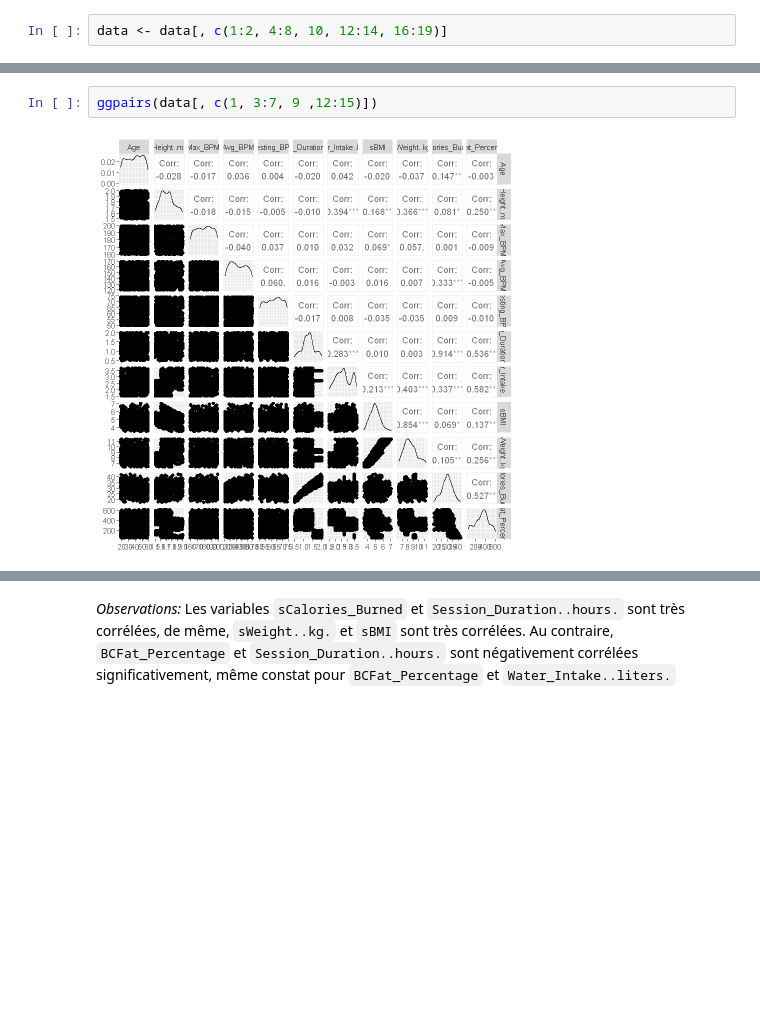
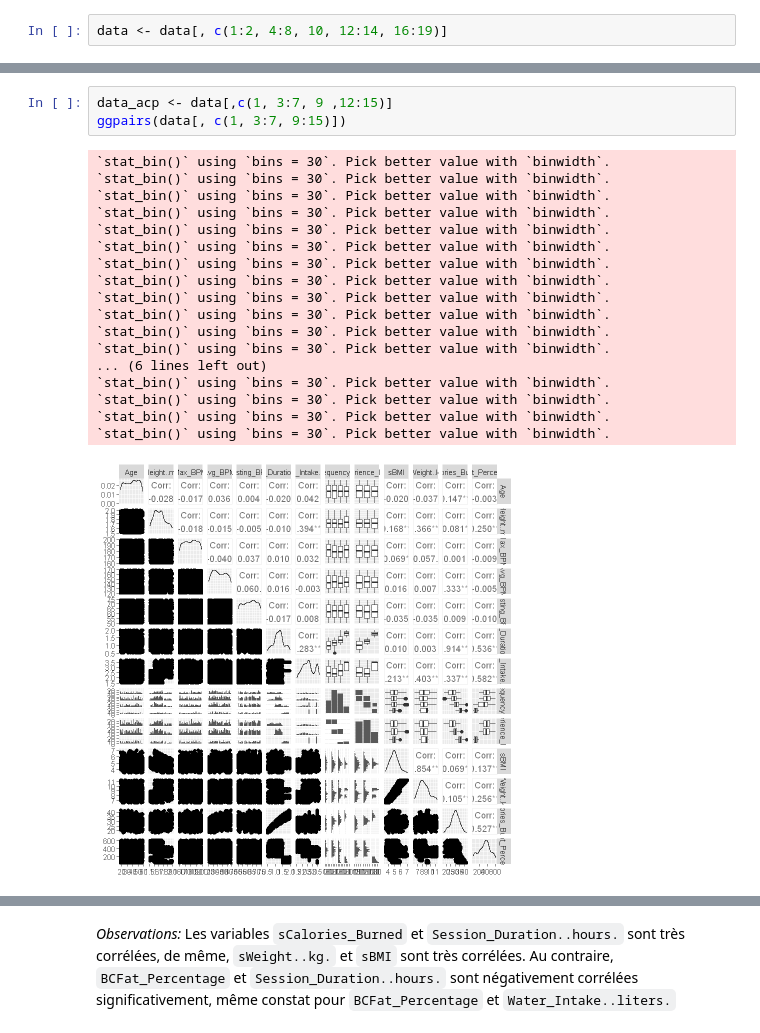
Before and after one commit to Edgar-Neboit/Projet_ML, a Jupyter notebook: Projet_ML_R.ipynb, the cells around one changed output, grey strips where cells are left out. Cells and saved outputs as stored; diff of their text form; blank space fills up the shorter version.

```diff
--- a/Projet_ML_R.ipynb
+++ b/Projet_ML_R.ipynb
@@ -171,6 +172,24 @@ A data.frame: 6 × 15
 | 5 | 38 | Male | 1.79 | 188 | 158 | 68 | 0.64 | Strength | ... |
 | 6 | 56 | Female | 1.68 | 168 | 156 | 74 | 1.59 | HIIT | ... |
 # %%
-ggpairs(data[, c(1, 3:7, 9 ,12:15)])
+data_acp <- data[,c(1, 3:7, 9 ,12:15)]
+ggpairs(data[, c(1, 3:7, 9:15)])
 # %% [output]
+`stat_bin()` using `bins = 30`. Pick better value with `binwidth`.
+`stat_bin()` using `bins = 30`. Pick better value with `binwidth`.
+`stat_bin()` using `bins = 30`. Pick better value with `binwidth`.
+`stat_bin()` using `bins = 30`. Pick better value with `binwidth`.
+`stat_bin()` using `bins = 30`. Pick better value with `binwidth`.
+`stat_bin()` using `bins = 30`. Pick better value with `binwidth`.
+`stat_bin()` using `bins = 30`. Pick better value with `binwidth`.
+`stat_bin()` using `bins = 30`. Pick better value with `binwidth`.
+`stat_bin()` using `bins = 30`. Pick better value with `binwidth`.
+`stat_bin()` using `bins = 30`. Pick better value with `binwidth`.
+`stat_bin()` using `bins = 30`. Pick better value with `binwidth`.
+`stat_bin()` using `bins = 30`. Pick better value with `binwidth`.
+... (6 lines left out)
+`stat_bin()` using `bins = 30`. Pick better value with `binwidth`.
+`stat_bin()` using `bins = 30`. Pick better value with `binwidth`.
+`stat_bin()` using `bins = 30`. Pick better value with `binwidth`.
+`stat_bin()` using `bins = 30`. Pick better value with `binwidth`.
-[figure, old version]
+[figure, new version]
```
Also changed, not shown: parts of 7 cells of this notebook.
